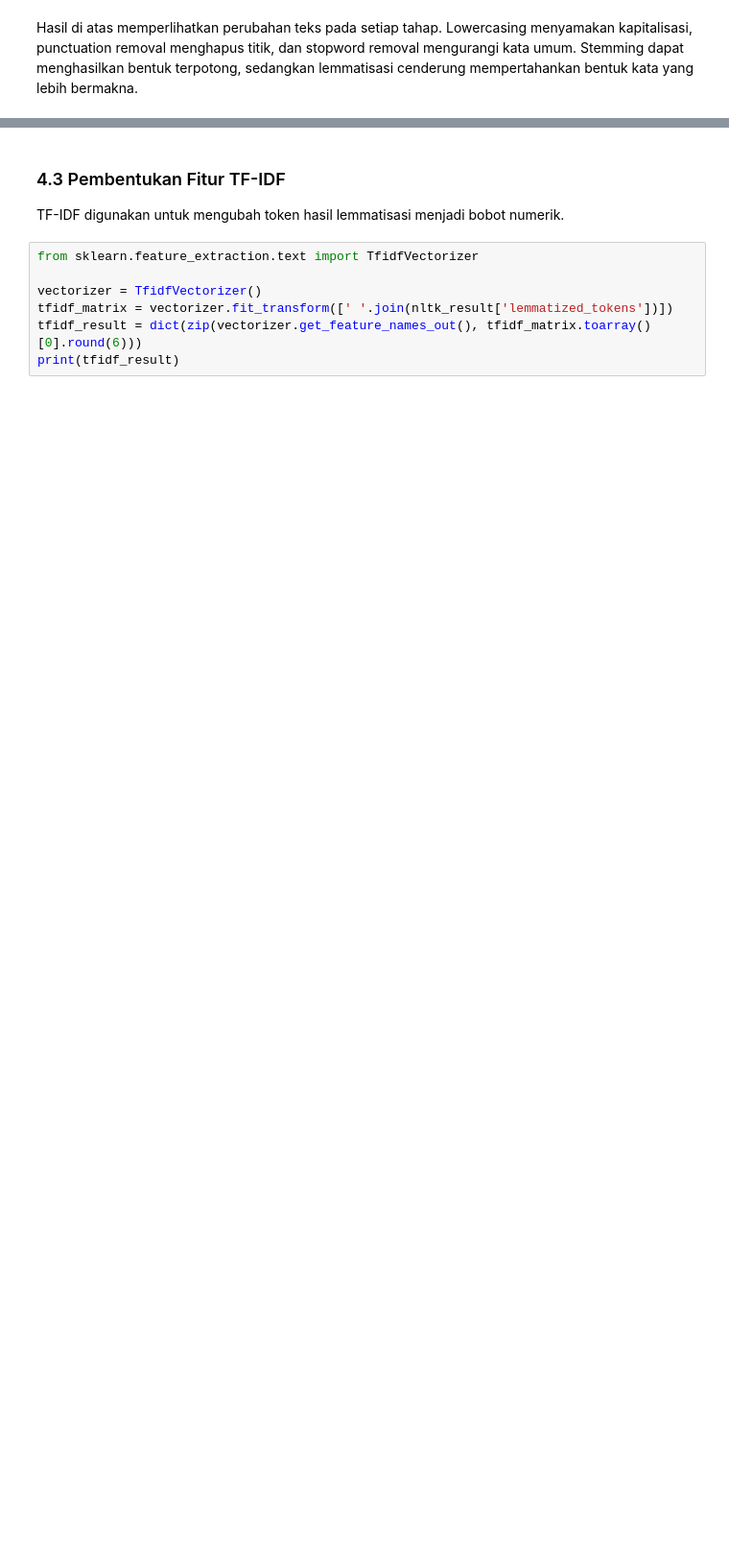
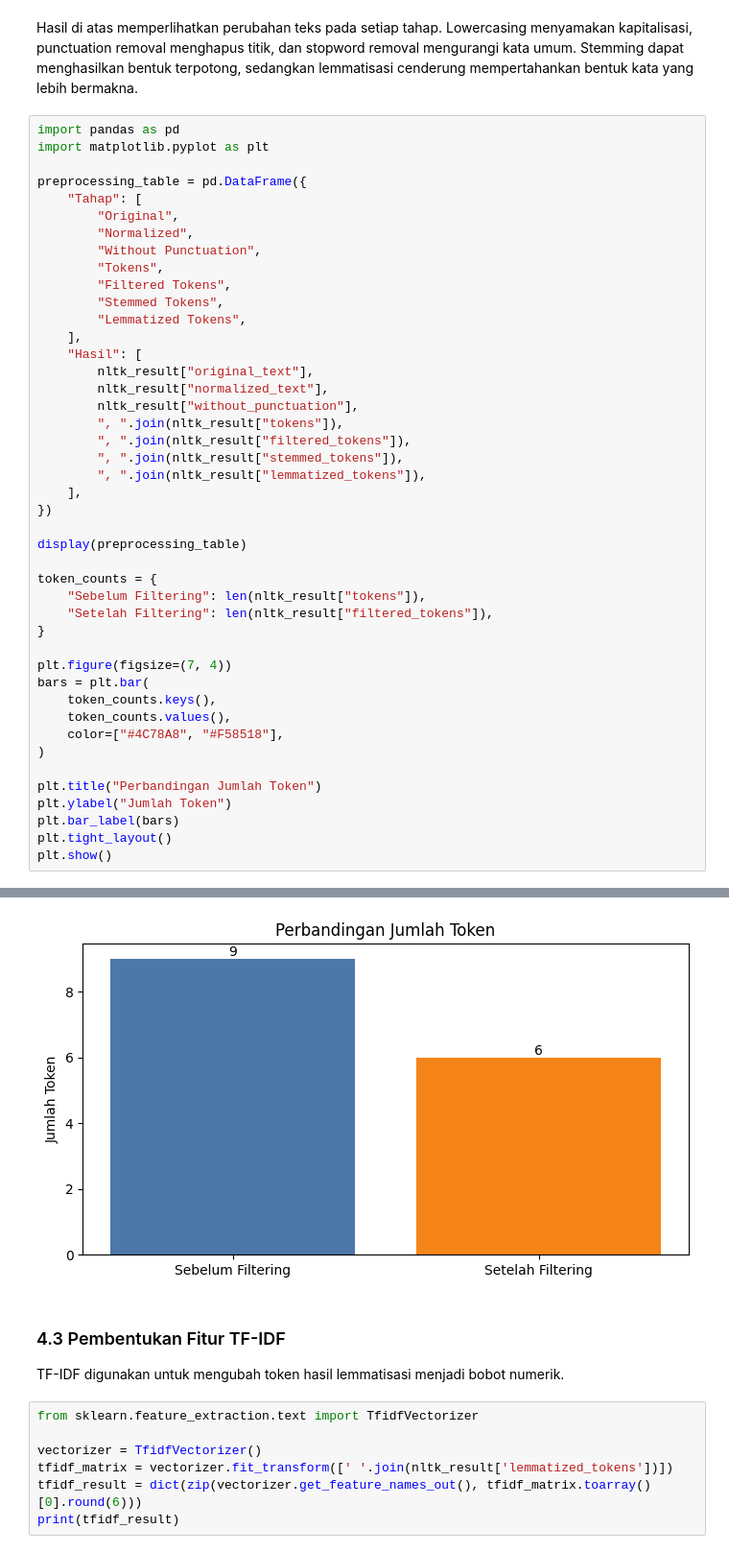
Before and after one commit to febriyansyah-id/COLLAB, a Jupyter notebook: notebooks/nlp/NLP-assignment-P03.ipynb, the cells around one changed output, grey strips where cells are left out. Shown at 96% size. Cells and saved outputs as stored; diff of their text form; blank space fills up the shorter version.

```diff
--- a/notebooks/nlp/NLP-assignment-P03.ipynb
+++ b/notebooks/nlp/NLP-assignment-P03.ipynb
@@ -199,2 +223,47 @@ for key, value in nltk_result.items():
 # %% [markdown]
 Hasil di atas memperlihatkan perubahan teks pada setiap tahap. Lowercasing menyamakan kapitalisasi, punctuation removal menghapus titik, dan stopword removal mengurangi kata umum. Stemming dapat menghasilkan bentuk terpotong, sedangkan lemmatisasi cenderung mempertahankan bentuk kata yang lebih bermakna.
+# %%
+import pandas as pd
+import matplotlib.pyplot as plt
+
+preprocessing_table = pd.DataFrame({
+    "Tahap": [
+        "Original",
+        "Normalized",
+        "Without Punctuation",
+        "Tokens",
+        "Filtered Tokens",
+        "Stemmed Tokens",
+        "Lemmatized Tokens",
+    ],
+    "Hasil": [
+        nltk_result["original_text"],
+        nltk_result["normalized_text"],
+        nltk_result["without_punctuation"],
+        ", ".join(nltk_result["tokens"]),
+        ", ".join(nltk_result["filtered_tokens"]),
+        ", ".join(nltk_result["stemmed_tokens"]),
+        ", ".join(nltk_result["lemmatized_tokens"]),
+    ],
+})
+
+display(preprocessing_table)
+
+token_counts = {
+    "Sebelum Filtering": len(nltk_result["tokens"]),
+    "Setelah Filtering": len(nltk_result["filtered_tokens"]),
+}
+
+plt.figure(figsize=(7, 4))
+bars = plt.bar(
+    token_counts.keys(),
+    token_counts.values(),
+    color=["#4C78A8", "#F58518"],
+)
+
+plt.title("Perbandingan Jumlah Token")
+plt.ylabel("Jumlah Token")
+plt.bar_label(bars)
+plt.tight_layout()
+plt.show()
+# %% [output]
@@ -201,3 +278,4 @@ Hasil di atas memperlihatkan perubahan teks pada setiap tahap. Lowercasing menya
+[figure, added]
 # %% [markdown]
 ### 4.3 Pembentukan Fitur TF-IDF
 
```
Also changed, not shown: parts of 15 cells of this notebook.
